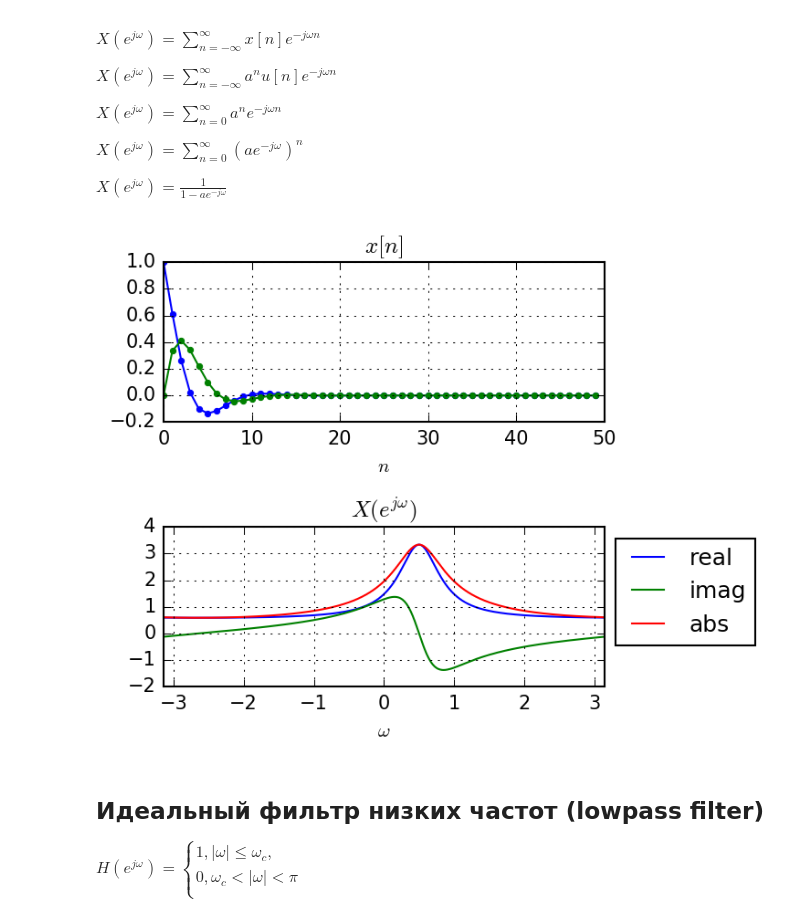
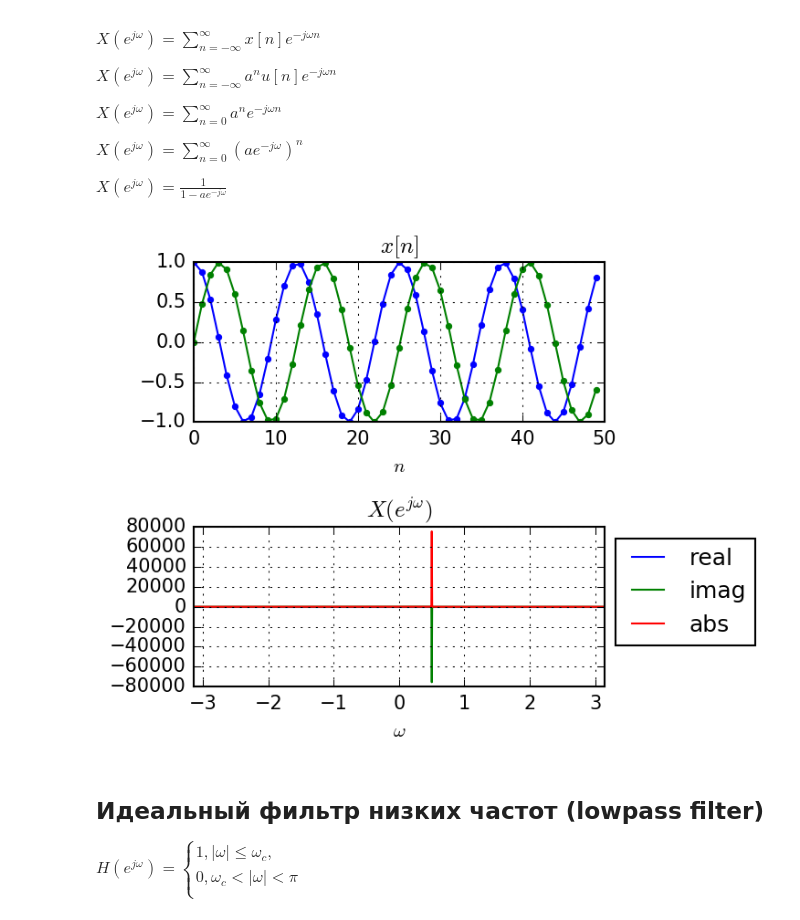
Before and after one commit to nikolaims/dsp19, a Jupyter notebook: lectures/lecture4.ipynb, the cells around one changed output. Drawn from its saved outputs; the diff is of its cells as text; code cells hidden in the pictures.

```diff
--- a/lectures/lecture4.ipynb
+++ b/lectures/lecture4.ipynb
@@ -118,35 +118,35 @@ $X(e^{j\omega}) = \sum\limits_{n=0}^{\infty}(a e^{-j\omega})^ n$
 $X(e^{j\omega}) = \frac{1}{1 - ae^{-j\omega}}$
 # %%
 #a = 4/5
-a = 0.7*np.exp(1j*0.5)
+a = 1*np.exp(1j*0.5)
 
 n = np.arange(0, 50)
 x = a**n*(n>=0)
 
 w = np.linspace(-np.pi, np.pi, 1000)
 X = 1/(1-a*np.exp(-1j*w))
 
 
 
 fig, ax = plt.subplots(2, figsize=(4,4), dpi=150)
 ax[0].plot(n, x.real, '.-')
 ax[0].plot(n, x.imag, '.-')
 ax[0].set_title('$x[n]$')
 ax[0].set_xlabel('$n$')
 #ax[0].set_ylim(-0.5, 1.5)
 
 
 ax[1].set_title('$X(e^{j\omega})$')
 ax[1].set_xlabel('$\omega$')
 ax[1].plot(w, X.real, '-', label='real')
 ax[1].plot(w, X.imag, '-', label='imag')
 ax[1].plot(w, np.abs(X), '-', label='abs')
 
 ax[1].legend(loc=2, bbox_to_anchor=(1, 1))
 ax[1].set_xlim(-np.pi, np.pi)
 plt.tight_layout()
 # %% [output]
-[figure, old version]
+[figure, new version]
 # %% [markdown]
 ## Идеальный фильтр низких частот (lowpass filter)
 
```
Also changed, not shown: parts of 5 cells of this notebook, 6 other files.
